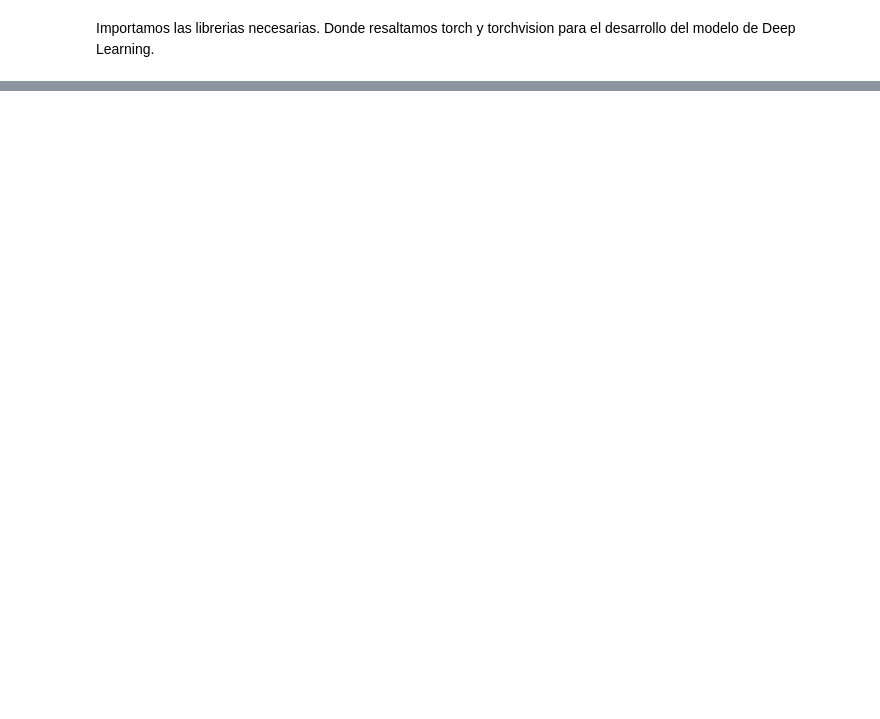
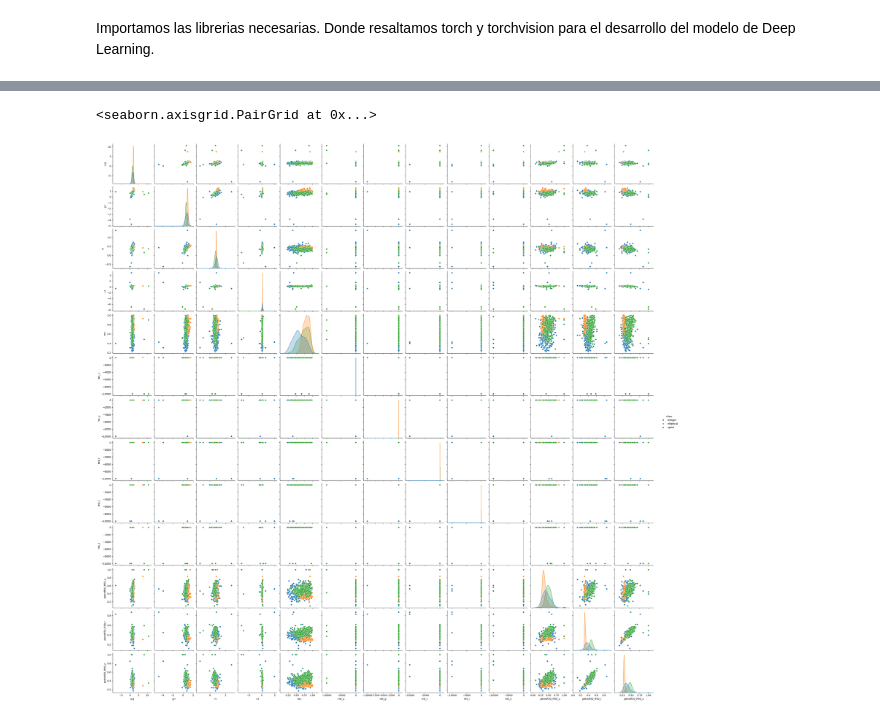
Before and after one commit to UChile-IDIA/ClassificadorGalaxias, a Jupyter notebook: ClassificadorGalaxias.ipynb, the cells around one changed output, grey strips where cells are left out. Cells and saved outputs as stored; diff of their text form; code cells hidden in the pictures; blank space fills up the shorter version.

```diff
--- a/ClassificadorGalaxias.ipynb
+++ b/ClassificadorGalaxias.ipynb
@@ -17,0 +25,28 @@ ModuleNotFoundError: No module named 'torch'
+# %%
+data = np.load('data/galaxy_catalogue.npy')
+
+nombre_columnas = [
+    'class',
+    'u-g', 'g-r', 'r-i', 'i-z',
+    'ecc',
+    'm4_u', 'm4_g', 'm4_r', 'm4_i', 'm4_z',
+    'petroR50_R90_u', 'petroR50_R90_r', 'petroR50_R90_z',
+]
+datos = pd.DataFrame({
+    'class': data['class'],
+    'u-g': data['u-g'],
+    'g-r': data['g-r'],
+    'r-i': data['r-i'],
+    'i-z': data['i-z'],
+    'ecc': data['ecc'],
+    'm4_u': data['m4_u'],
+    'm4_g': data['m4_g'],
+    'm4_r': data['m4_r'],
+    'm4_i': data['m4_i'],
+    'm4_z': data['m4_z'],
+    'petroR50_R90_u': data['petroR50_u'] / data['petroR90_u'],
+    'petroR50_R90_r': data['petroR50_r'] / data['petroR90_r'],
+    'petroR50_R90_z': data['petroR50_z'] / data['petroR90_z'],
+})
+
+print(datos.head())
@@ -17,0 +74,5 @@ ModuleNotFoundError: No module named 'torch'
+# %%
+sns.pairplot(datos, hue='class', vars=nombre_columnas[1:])
+# %% [output]
+<seaborn.axisgrid.PairGrid at 0x...>
+[figure, added]
```
Also changed, not shown: parts of 29 cells of this notebook.
